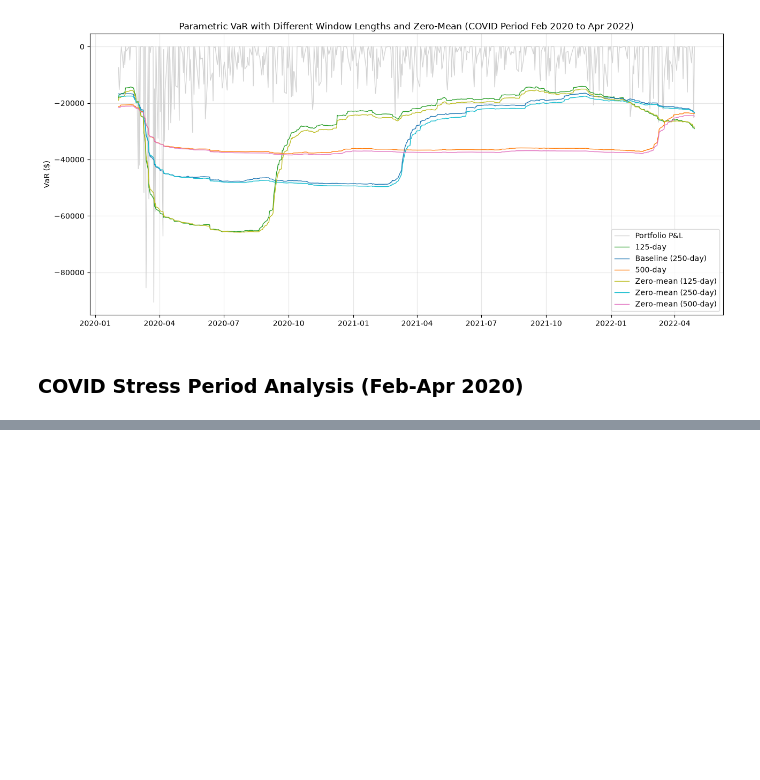
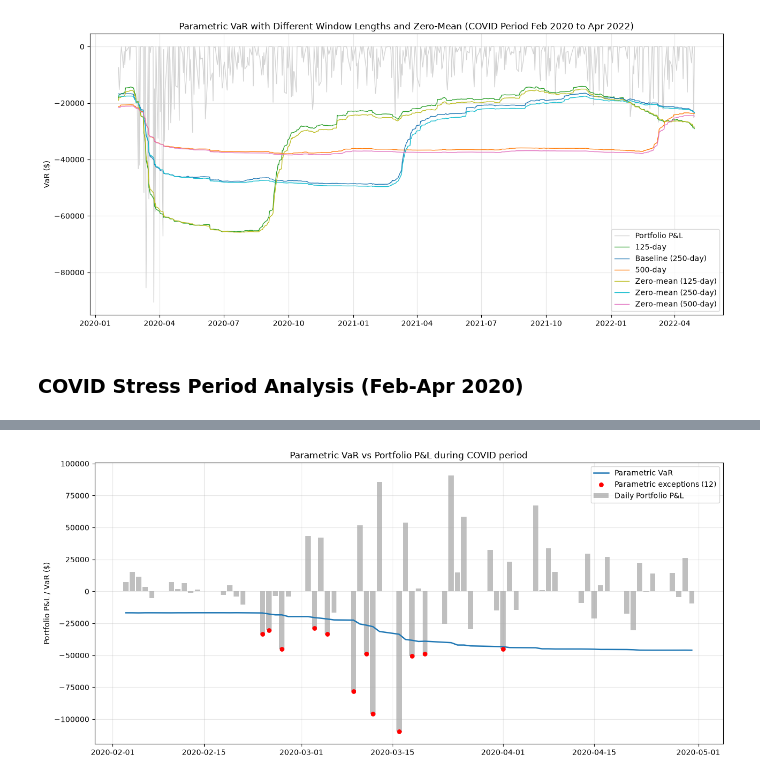
Before and after one commit to sohamjoshi1998/fim500-var-models, a Jupyter notebook: notebooks/07_model_validation/Parametric_Sensitivity_Stress_Cassie.ipynb, the cells around one changed output, grey strips where cells are left out. Saved outputs shown, nothing was run; the diff lists cells and outputs as text; code cells hidden in the pictures; blank space fills up the shorter version.

Commit message:
Update parametric sensitivity charts

```diff
--- a/notebooks/07_model_validation/Parametric_Sensitivity_Stress_Cassie.ipynb
+++ b/notebooks/07_model_validation/Parametric_Sensitivity_Stress_Cassie.ipynb
@@ -166,14 +184,16 @@ KeyError: 'Portfolio P&L'
 # %%
 ## Benchmark parametric VaR vs P&L during COVID period
 fig, ax = plt.subplots(figsize=(13,6))
-ax.bar(stress.Date, stress["Portfolio P&L"], color='black', alpha=.25, width=0.8, label='Daily Portfolio P&L')
+ax.bar(stress.Date, stress["Portfolio_PnL"], color='black', alpha=.25, width=0.8, label='Daily Portfolio P&L')
 ax.plot(stress.Date, -stress.Parametric_VaR, color='tab:blue', lw=1.8, label='Parametric VaR')
-ex = stress[stress["Portfolio P&L"] < -stress.Parametric_VaR]
-ax.scatter(ex.Date, ex["Portfolio P&L"], color='red', zorder=4, s=28, label=f'Parametric exceptions ({len(ex)})')
+ex = stress[stress["Portfolio_PnL"] < -stress.Parametric_VaR]
+ax.scatter(ex.Date, ex["Portfolio_PnL"], color='red', zorder=4, s=28, label=f'Parametric exceptions ({len(ex)})')
 ax.set_title('Parametric VaR vs Portfolio P&L during COVID period')
-ax.set_ylabel('P&L / VaR ($)')
+ax.set_ylabel('Portfolio P&L / VaR ($)')
 ax.grid(alpha=.3)
 ax.legend()
 plt.tight_layout()
 plt.savefig('../../results/validation/parametric/figures/parametric_covid_pnl_vs_var.png', dpi=200)
 plt.show()
+# %% [output]
+[figure, added]
```
Also changed, not shown: parts of 1 cell of this notebook, 1 other file.
